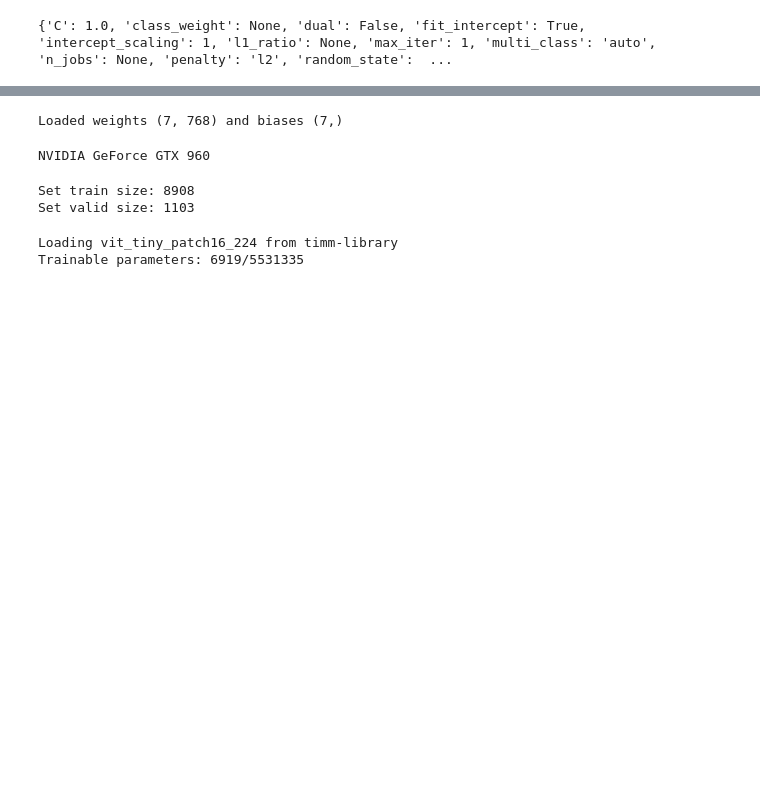
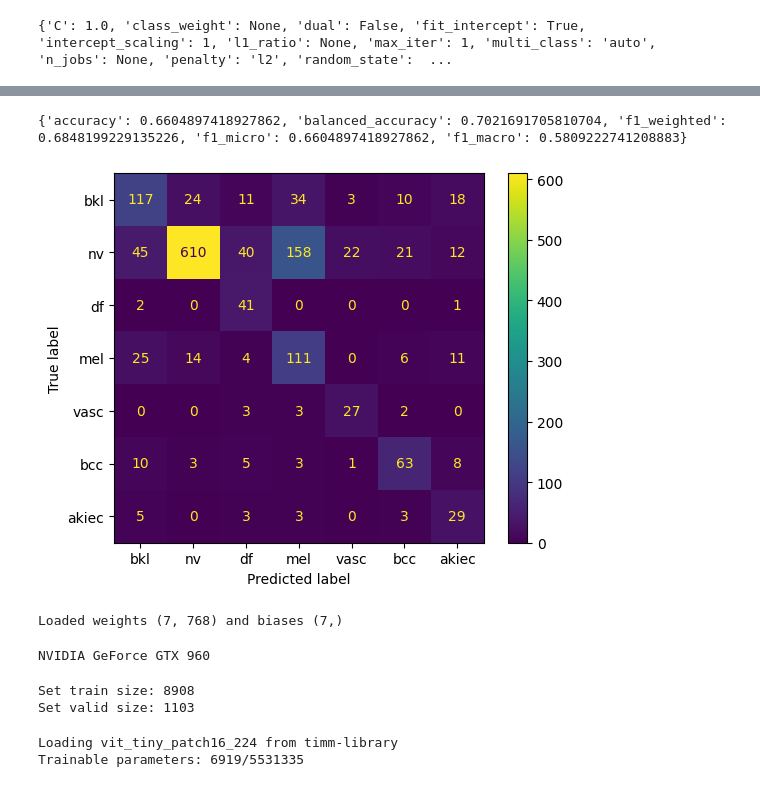
Before and after one commit to AlexanderPeter/thesis, a Jupyter notebook: code/15_train_logistic_regression.ipynb, the cells around one changed output, grey strips where cells are left out. Cells and saved outputs as stored; diff of their text form; code cells hidden in the pictures; blank space fills up the shorter version.

```diff
--- a/code/15_train_logistic_regression.ipynb
+++ b/code/15_train_logistic_regression.ipynb
@@ -128,3 +151,8 @@ plt.show()
+# %%
+print_confusion_matrix("test")
+# %% [output]
+{'accuracy': 0.6604897418927862, 'balanced_accuracy': 0.7021691705810704, 'f1_weighted': 0.6848199229135226, 'f1_micro': 0.6604897418927862, 'f1_macro': 0.5809222741208883}
+[figure, added]
 # %%
 def eval(model, data_loader_valid, sample=False, verbose=False):
     model = model.to(device)
```
Also changed, not shown: parts of 11 cells of this notebook, 13 other files.
